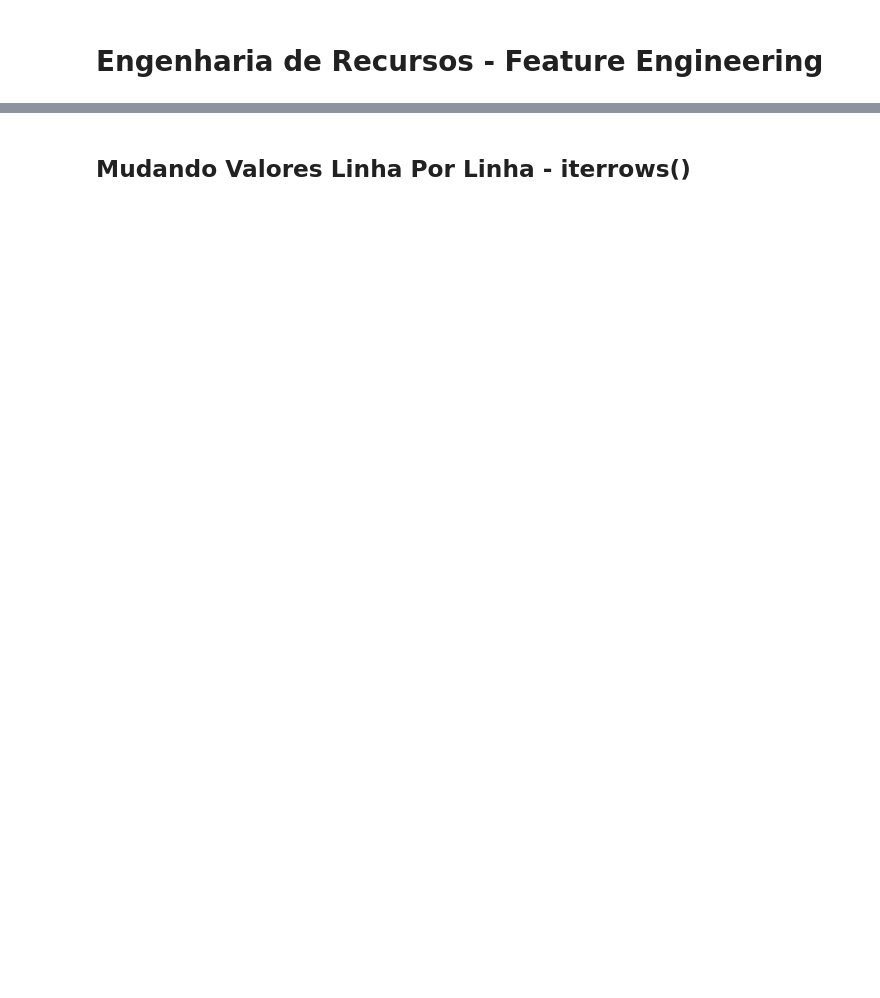
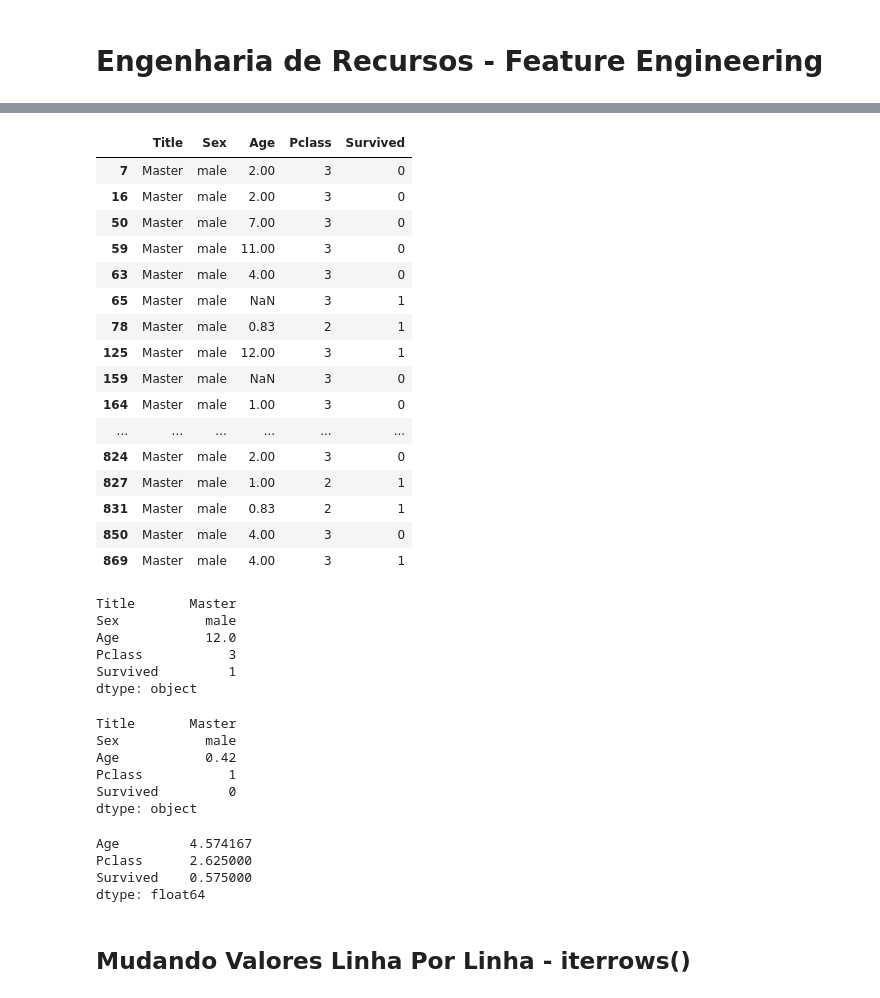
Before and after one commit to gabrielrstan/Data_Science_e_Machine_Learning_com_Estat-stica_e_Python, a Jupyter notebook: 04 - Pandas/Pandas - Vazio.ipynb, the cells around one changed output, grey strips where cells are left out. Saved outputs shown, nothing was run; the diff lists cells and outputs as text; code cells hidden in the pictures; blank space fills up the shorter version.

```diff
--- a/04 - Pandas/Pandas - Vazio.ipynb
+++ b/04 - Pandas/Pandas - Vazio.ipynb
@@ -618,0 +876,2 @@ data[['Age', 'Sex', 'Pclass', 'Survived']].sort_index().head(10)
+# %%
+data.drop('Embarked', axis=1, inplace=True)
@@ -644,0 +944,2 @@ http://bit.ly/ExpressoesRegulares
+# %%
+data['Title'] = data['Name'].str.extract(r'([a-zA-Z]+)\.')
@@ -645,2 +955,4 @@ http://bit.ly/ExpressoesRegulares
 # %% [markdown]
 # Engenharia de Recursos - Feature Engineering
+# %%
+data['Sex'] = data['Sex_male'].map({1: 'male', 0: 'female'})
@@ -646,0 +991,3 @@ http://bit.ly/ExpressoesRegulares
+# %%
+data['Title'] = data['Title'].apply(
+    lambda x: 'Others' if x not in ['Master', 'Miss', 'Mrs', 'Mr'] else x)
@@ -647,2 +1013,49 @@ http://bit.ly/ExpressoesRegulares
+# %%
+data[['Title', 'Sex', 'Age', 'Pclass', 'Survived']].loc[data['Title'] == 'Master']
+# %% [output]
+|  | Title | Sex | Age | Pclass | Survived |
+| 7 | Master | male | 2.00 | 3 | 0 |
+| 16 | Master | male | 2.00 | 3 | 0 |
+| 50 | Master | male | 7.00 | 3 | 0 |
+| 59 | Master | male | 11.00 | 3 | 0 |
+| 63 | Master | male | 4.00 | 3 | 0 |
+| 65 | Master | male | NaN | 3 | 1 |
+| 78 | Master | male | 0.83 | 2 | 1 |
+| 125 | Master | male | 12.00 | 3 | 1 |
+| 159 | Master | male | NaN | 3 | 0 |
+| 164 | Master | male | 1.00 | 3 | 0 |
+| ... | ... | ... | ... | ... | ... |
+| 824 | Master | male | 2.00 | 3 | 0 |
+| 827 | Master | male | 1.00 | 2 | 1 |
+| 831 | Master | male | 0.83 | 2 | 1 |
+| 850 | Master | male | 4.00 | 3 | 0 |
+| 869 | Master | male | 4.00 | 3 | 1 |
+# %%
+data[['Title', 'Sex', 'Age', 'Pclass', 'Survived']
+     ].loc[data['Title'] == 'Master'].max()
+# %% [output]
+Title       Master
+Sex           male
+Age           12.0
+Pclass           3
+Survived         1
+dtype: object
+# %%
+data[['Title', 'Sex', 'Age', 'Pclass', 'Survived']
+     ].loc[data['Title'] == 'Master'].min()
+# %% [output]
+Title       Master
+Sex           male
+Age           0.42
+Pclass           1
+Survived         0
+dtype: object
+# %%
+data[['Age', 'Pclass', 'Survived']].loc[data['Title'] == 'Master'].mean()
+# %% [output]
+Age         4.574167
+Pclass      2.625000
+Survived    0.575000
+dtype: float64
 # %% [markdown]
 ## Mudando Valores Linha Por Linha - iterrows()
```
Also changed, not shown: parts of 52 cells of this notebook.
